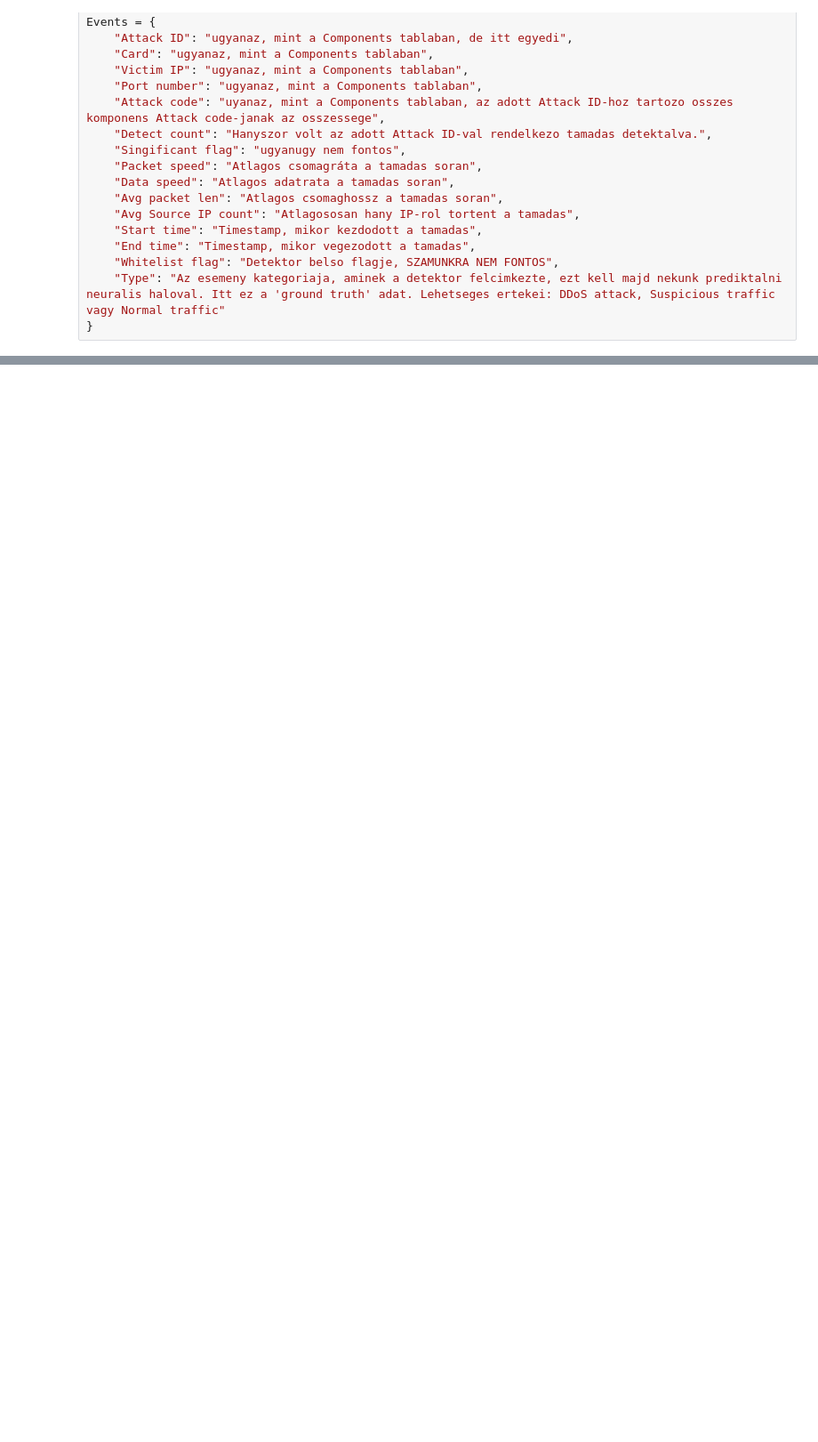
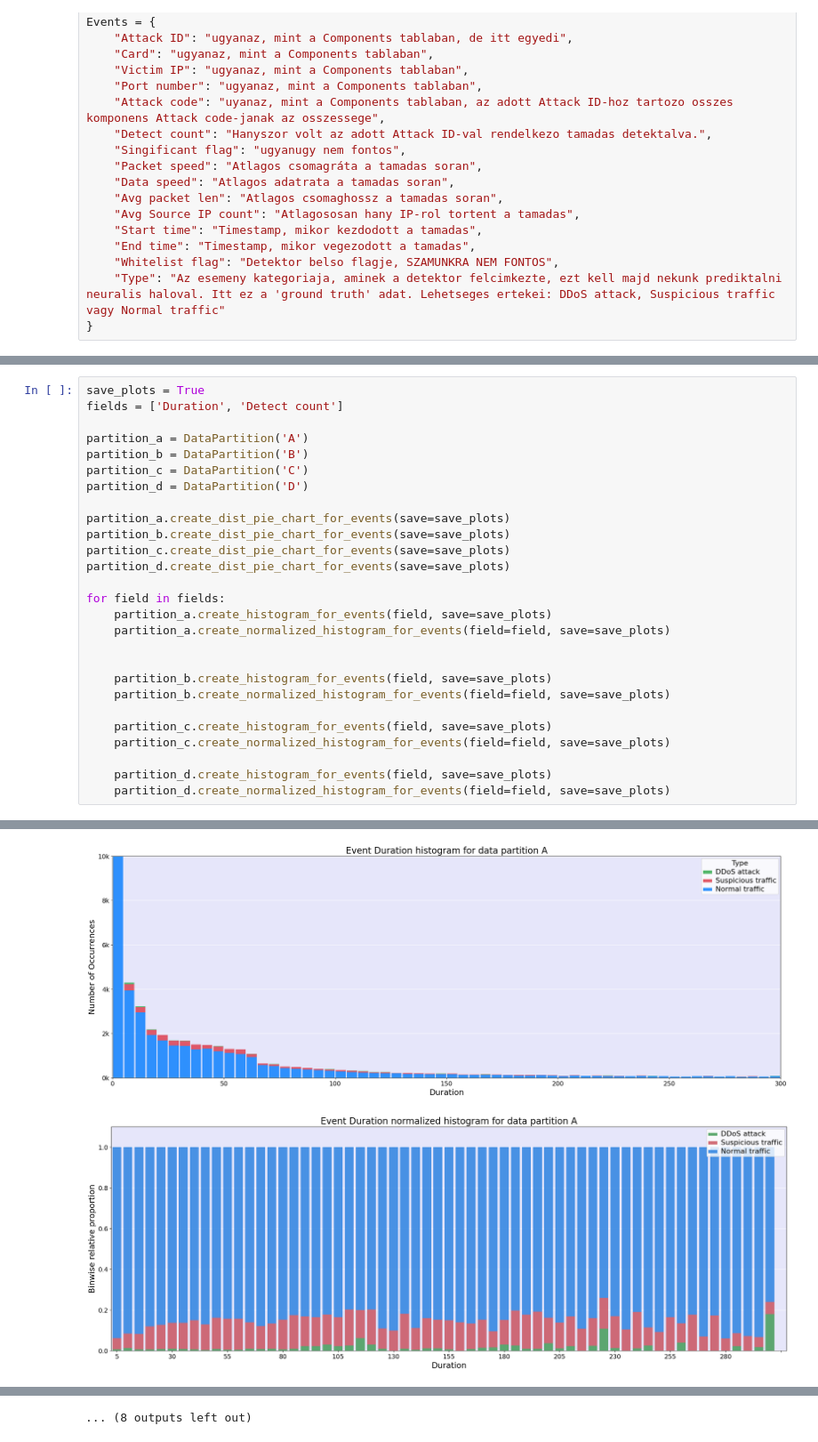
Before and after one commit to ballakrisz/HAML-DDoS, a Jupyter notebook: src/visualization/visualize_features.ipynb, the cells around one changed output, grey strips where cells are left out. Shown at 89% size. Saved outputs shown, nothing was run; the diff lists cells and outputs as text; blank space fills up the shorter version.

Commit message:
added Detect count histograms and normalized them, we can clearly see the correlation now

```diff
--- a/src/visualization/visualize_features.ipynb
+++ b/src/visualization/visualize_features.ipynb
@@ -195,0 +245,28 @@ partition_d.create_histogram_for_events(save=save_plots)
+# %%
+save_plots = True
+fields = ['Duration', 'Detect count']
+
+partition_a = DataPartition('A')
+partition_b = DataPartition('B')
+partition_c = DataPartition('C')
+partition_d = DataPartition('D')
+
+partition_a.create_dist_pie_chart_for_events(save=save_plots)
+partition_b.create_dist_pie_chart_for_events(save=save_plots)
+partition_c.create_dist_pie_chart_for_events(save=save_plots)
+partition_d.create_dist_pie_chart_for_events(save=save_plots)
+
+for field in fields:
+    partition_a.create_histogram_for_events(field, save=save_plots)
+    partition_a.create_normalized_histogram_for_events(field=field, save=save_plots)
+
+
+    partition_b.create_histogram_for_events(field, save=save_plots)
+    partition_b.create_normalized_histogram_for_events(field=field, save=save_plots)
+
+    partition_c.create_histogram_for_events(field, save=save_plots)
+    partition_c.create_normalized_histogram_for_events(field=field, save=save_plots)
+
+    partition_d.create_histogram_for_events(field, save=save_plots)
+    partition_d.create_normalized_histogram_for_events(field=field, save=save_plots)
+# %% [output]
@@ -195,0 +277,2 @@ partition_d.create_histogram_for_events(save=save_plots)
+[figure, added]
+[figure, added]
@@ -195,0 +285 @@ partition_d.create_histogram_for_events(save=save_plots)
+... (8 outputs left out)
```
Also changed, not shown: parts of 4 cells of this notebook.
